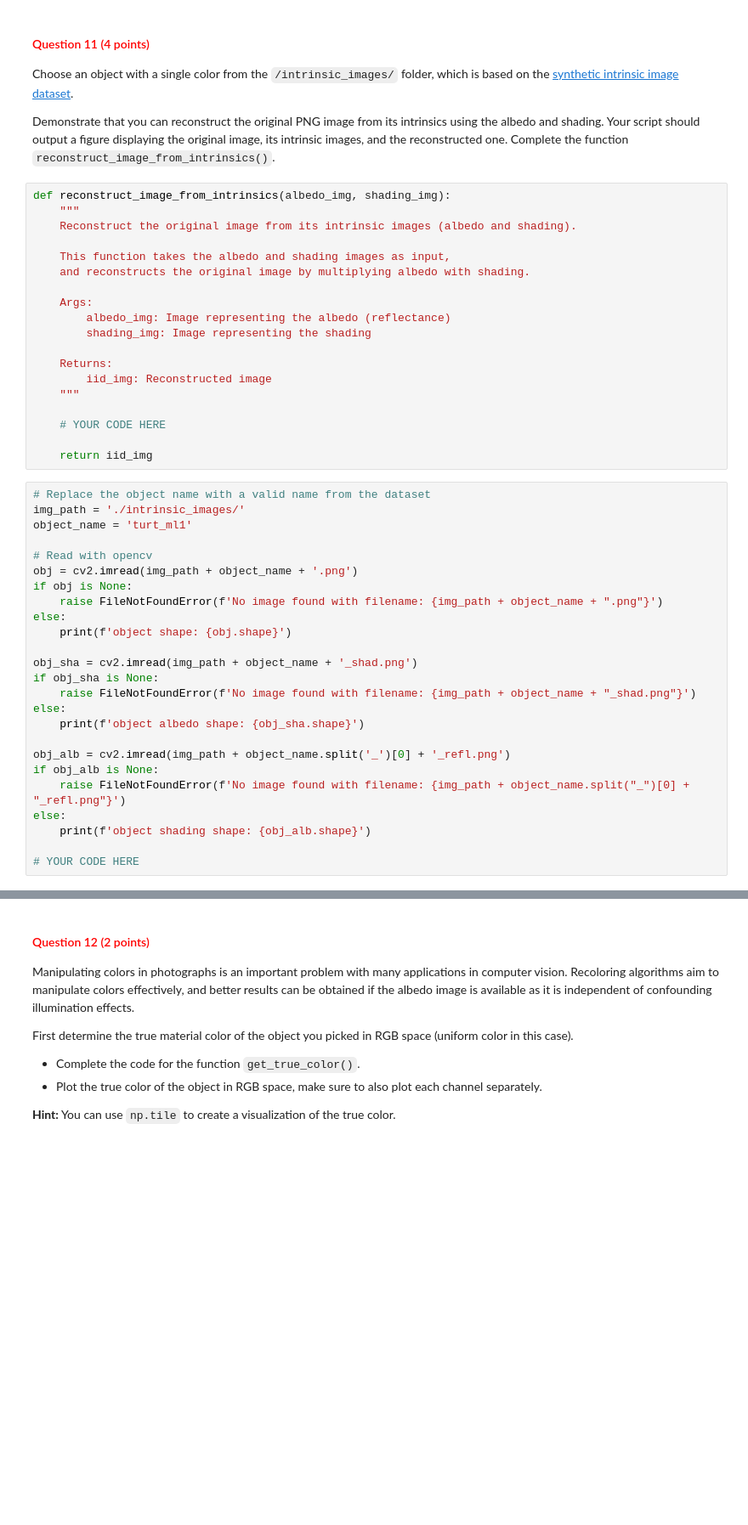
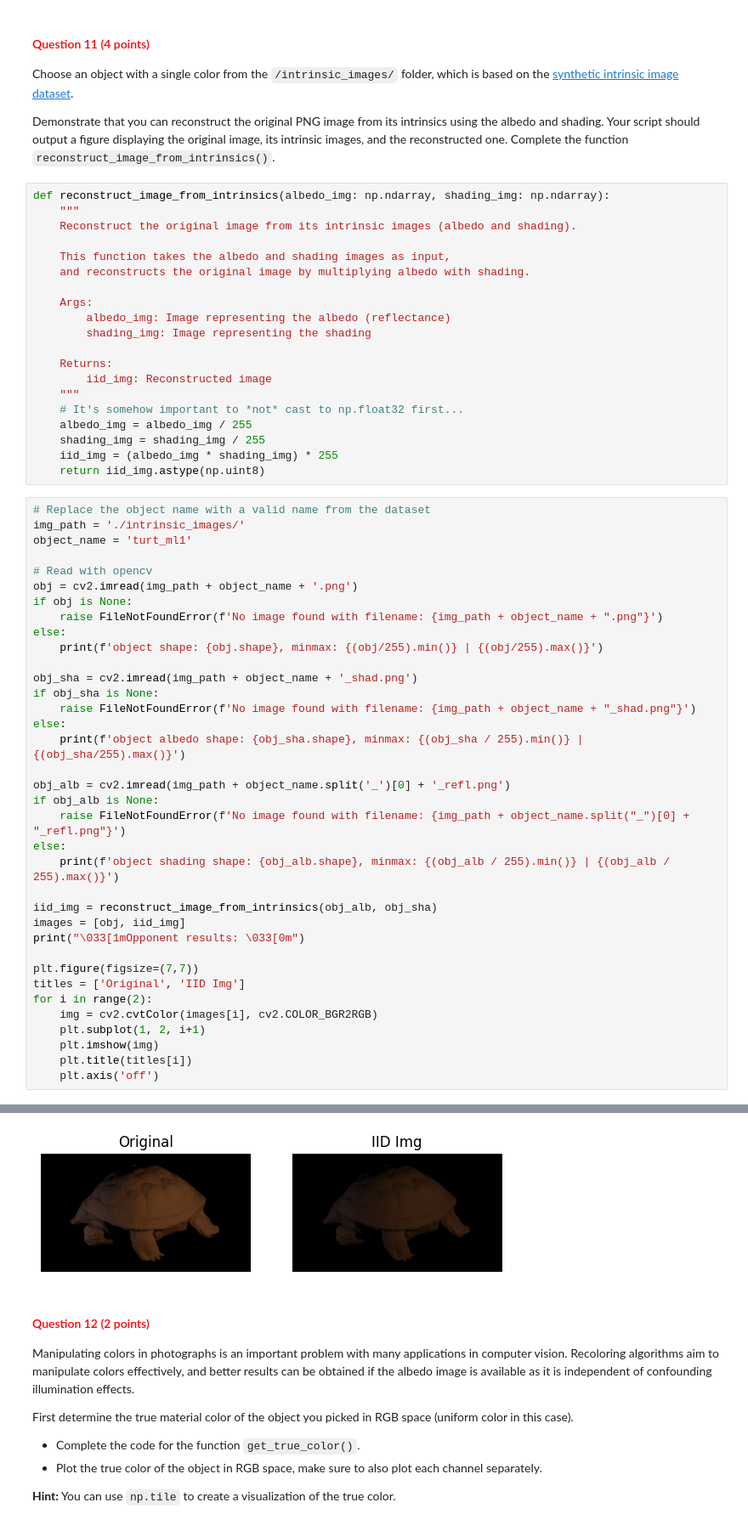
Before and after one commit to WouterBesse/cv1-lab-1, a Jupyter notebook: cv1-lab-1.ipynb, the cells around one changed output, grey strips where cells are left out. Shown at 85% size. Saved outputs shown, nothing was run; the diff lists cells and outputs as text; blank space fills up the shorter version.

```diff
--- a/cv1-lab-1.ipynb
+++ b/cv1-lab-1.ipynb
@@ -599,7 +618,7 @@ Choose an object with a single color from the `/intrinsic_images/` folder, which
 
 Demonstrate that you can reconstruct the original PNG image from its intrinsics using the albedo and shading. Your script should output a figure displaying the original image, its intrinsic images, and the reconstructed one. Complete the function `reconstruct_image_from_intrinsics()`.
 # %%
-def reconstruct_image_from_intrinsics(albedo_img, shading_img):
+def reconstruct_image_from_intrinsics(albedo_img: np.ndarray, shading_img: np.ndarray):
     """
     Reconstruct the original image from its intrinsic images (albedo and shading).
 
@@ -613,10 +632,11 @@ def reconstruct_image_from_intrinsics(albedo_img, shading_img):
     Returns:
         iid_img: Reconstructed image
     """
-
-    # YOUR CODE HERE
-
-    return iid_img
+    # It's somehow important to *not* cast to np.float32 first...
+    albedo_img = albedo_img / 255
+    shading_img = shading_img / 255
+    iid_img = (albedo_img * shading_img) * 255
+    return iid_img.astype(np.uint8)
 # %%
 # Replace the object name with a valid name from the dataset
 img_path = './intrinsic_images/'
@@ -627,19 +647,30 @@ obj = cv2.imread(img_path + object_name + '.png')
 if obj is None:
     raise FileNotFoundError(f'No image found with filename: {img_path + object_name + ".png"}')
 else:
-    print(f'object shape: {obj.shape}')
+    print(f'object shape: {obj.shape}, minmax: {(obj/255).min()} | {(obj/255).max()}')
 
 obj_sha = cv2.imread(img_path + object_name + '_shad.png')
 if obj_sha is None:
     raise FileNotFoundError(f'No image found with filename: {img_path + object_name + "_shad.png"}')
 else:
-    print(f'object albedo shape: {obj_sha.shape}')
+    print(f'object albedo shape: {obj_sha.shape}, minmax: {(obj_sha / 255).min()} | {(obj_sha/255).max()}')
 
 obj_alb = cv2.imread(img_path + object_name.split('_')[0] + '_refl.png')
 if obj_alb is None:
     raise FileNotFoundError(f'No image found with filename: {img_path + object_name.split("_")[0] + "_refl.png"}')
 else:
-    print(f'object shading shape: {obj_alb.shape}')
+    print(f'object shading shape: {obj_alb.shape}, minmax: {(obj_alb / 255).min()} | {(obj_alb / 255).max()}')
 
-# YOUR CODE HERE
+iid_img = reconstruct_image_from_intrinsics(obj_alb, obj_sha)
+images = [obj, iid_img]
+print("\033[1mOpponent results: \033[0m")
+
+plt.figure(figsize=(7,7))
+titles = ['Original', 'IID Img']
+for i in range(2):
+    img = cv2.cvtColor(images[i], cv2.COLOR_BGR2RGB)
+    plt.subplot(1, 2, i+1)
+    plt.imshow(img)
+    plt.title(titles[i])
+    plt.axis('off')
 # %% [output]
@@ -649,3 +681,4 @@ object shading shape: (270, 480, 3)
+[figure, added]
 # %% [markdown]
 <a id="question-12"></a>
 #### <font color='#FF0000'>Question 12 (2 points)</font>
```
Also changed, not shown: parts of 11 cells of this notebook.
